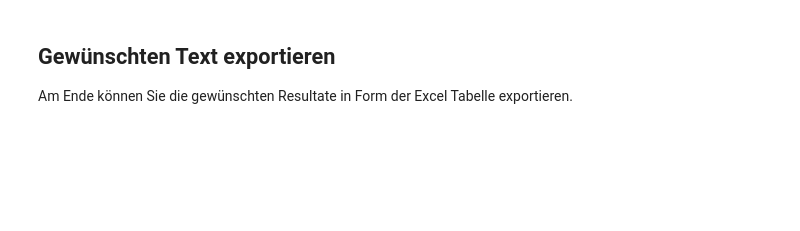
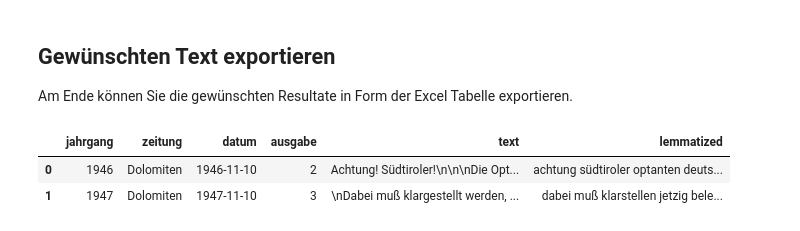
Before and after one commit to soberbichler/Notebooks-f-r-die-Lehre, a Jupyter notebook: Data_Preprocessing.ipynb, the cells around one changed output. Drawn from its saved outputs; the diff is of its cells as text; code cells hidden in the pictures; blank space fills up the shorter version.

```diff
--- a/Data_Preprocessing.ipynb
+++ b/Data_Preprocessing.ipynb
@@ -40,6 +40,6 @@ import matplotlib.pyplot as plt
 
 Hier sehen Sie die importierte Excel-Tabelle
 # %%
-df = pd.read_excel('Data/test.xlsx')
+df = pd.read_excel(('Data/test.xlsx'), engine='openpyxl',)
 df_text = df['text']
 df.style.set_caption('Excel Tabelle').hide_index()
@@ -105,0 +139,7 @@ print(text)
+# %%
+for i in range(len(df)) :
+    df.iloc[i,6] = ' '.join(df.iloc[i,6])
+nlp = spacy.load('de_core_news_sm')
+doc = nlp(df['lemmatized'][0])
+for ent in doc.ents:
+    print(ent.text, ent.label_)
@@ -108,11 +157,14 @@ print(text)
 
 Am Ende können Sie die gewünschten Resultate in Form der Excel Tabelle exportieren.
 # %%
-for i in range(len(df)) :
-    df['lemmatized'][i] = ' '.join(df.lemmatized[i])
 
 deselectlist =[ 'tokenized', 'tagging']
 selectlist =[x for x in df.columns if x not in deselectlist]
 df = df[selectlist]
 
 df.to_excel('results.xlsx')
+df
+# %% [output]
+|  | jahrgang | zeitung | datum | ausgabe | text | lemmatized |
+| 0 | 1946 | Dolomiten | 1946-11-10 | 2 | Achtung! Südtiroler!\n\n\nDie Opt... | achtung südtiroler optanten deuts... |
+| 1 | 1947 | Dolomiten | 1947-11-10 | 3 | \nDabei muß klargestellt werden, ... | dabei muß klarstellen jetzig bele... |
```
Also changed, not shown: parts of 6 cells of this notebook.
